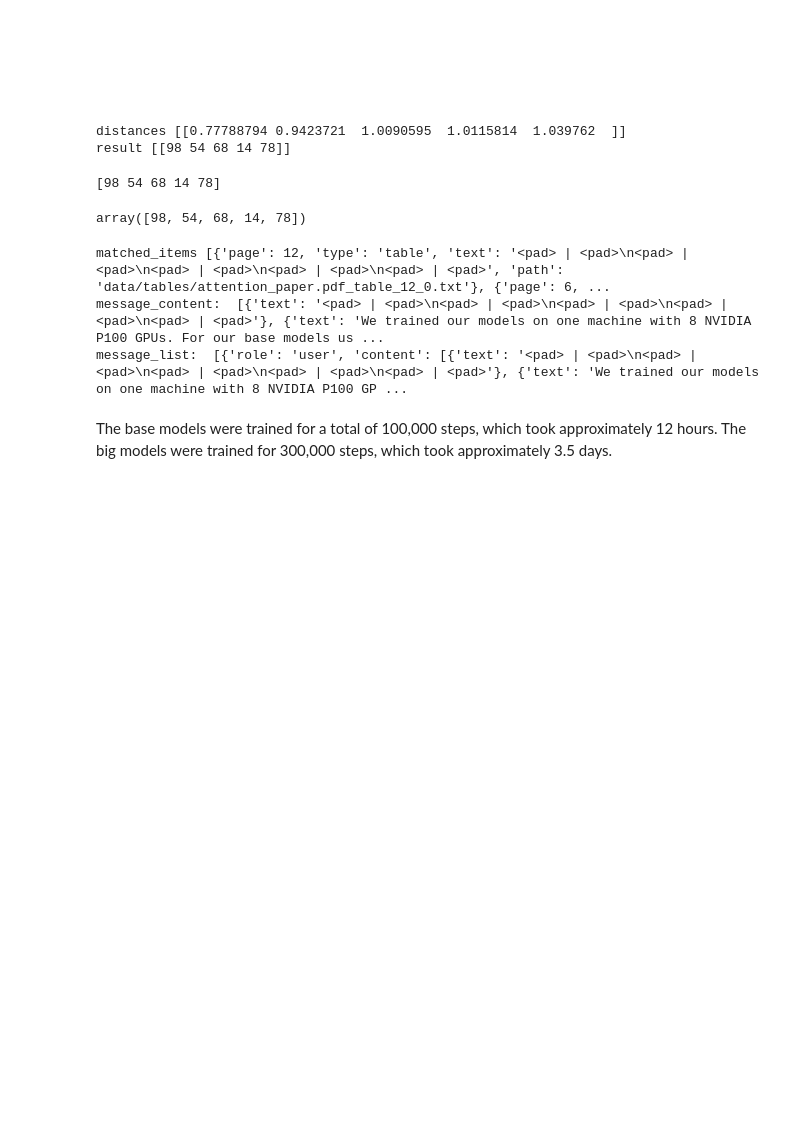
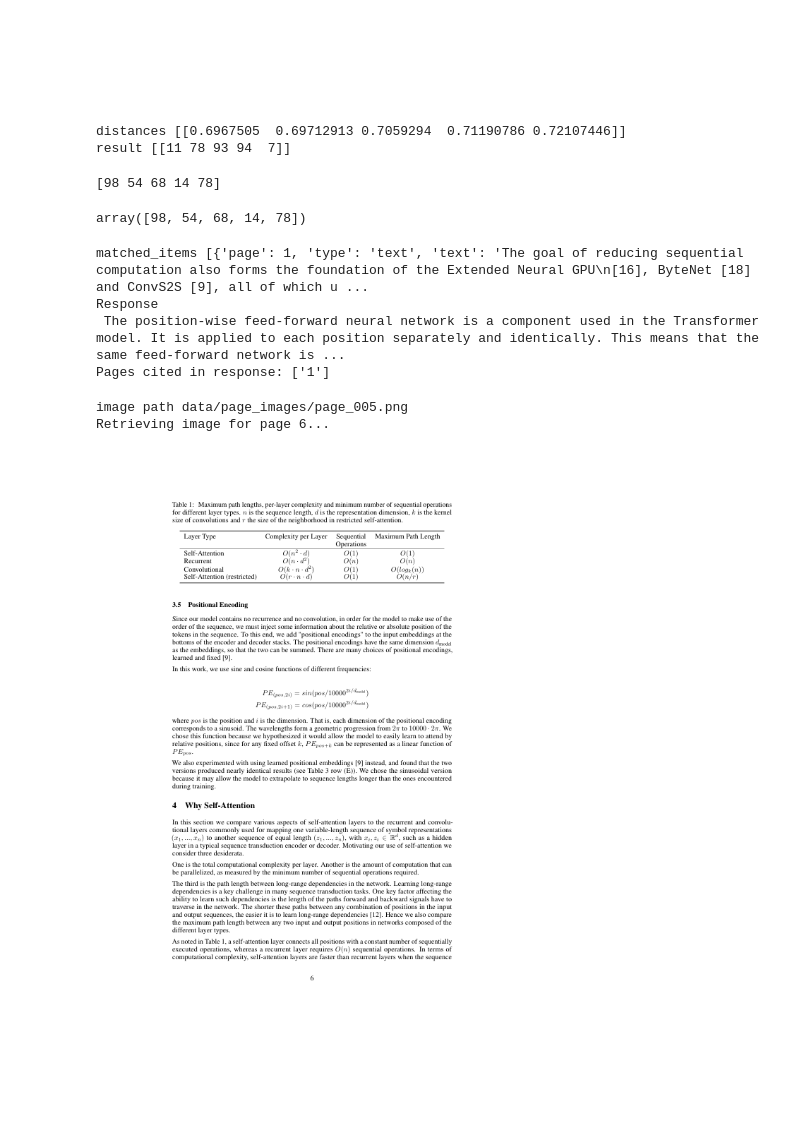
Before and after one commit to richa0709-coder/fcc-ai-engineering-aws, a Jupyter notebook: 03-multimodal-rag/01_Multi_modal_RAG_Amazon_Bedrock_Nova.ipynb, the cells around one changed output. Drawn from its saved outputs; the diff is of its cells as text; code cells hidden in the pictures; blank space fills up the shorter version.

```diff
--- a/03-multimodal-rag/01_Multi_modal_RAG_Amazon_Bedrock_Nova.ipynb
+++ b/03-multimodal-rag/01_Multi_modal_RAG_Amazon_Bedrock_Nova.ipynb
@@ -482,7 +529,8 @@ def invoke_nova_multimodal(prompt, matched_items):
 </h2>
 # %%
 # User Query
-query = "How long were the base and big models trained?"
+#query = "How long were the base and big models trained?"
+query = "What is the position-wise feed-forward neural network mentioned in the paper?"
 # Generate embeddings for the query
 query_embedding = generate_multimodal_embeddings(prompt=query,output_embedding_length=embedding_vector_dimension)
 
@@ -491,8 +539,8 @@ distances, result = index.search(np.array(query_embedding, dtype=np.float32).res
 print("distances", distances)
 print("result", result)
 # %% [output]
-distances [[0.77788794 0.9423721  1.0090595  1.0115814  1.039762  ]]
-result [[98 54 68 14 78]]
+distances [[0.6967505  0.69712913 0.7059294  0.71190786 0.72107446]]
+result [[11 78 93 94  7]]
 # %%
 # Check the result (matched chunks)
 print(result.flatten())
@@ -507,10 +555,20 @@ print("matched_items", matched_items)
 
 # Generate RAG response with Amazon Nova
 response = invoke_nova_multimodal(query, matched_items)
+print("Response\n", response)
+#display.Markdown(response)
 
-display.Markdown(response)
+# Example: Simple parsing for [Page X] format
+pages_cited = []
+import re
+page_matches = re.findall(r'\[Page (\d+)\]', response)
+pages_cited.extend(page_matches)
+
+# You can add more sophisticated parsing if the model's citation format is different
+
+print(f"Pages cited in response: {list(set(pages_cited))}") # Print unique pages
 # %% [output]
-matched_items [{'page': 12, 'type': 'table', 'text': '<pad> | <pad>\n<pad> | <pad>\n<pad> | <pad>\n<pad> | <pad>\n<pad> | <pad>', 'path': 'data/tables/attention_paper.pdf_table_12_0.txt'}, {'page': 6, ...
-message_content:  [{'text': '<pad> | <pad>\n<pad> | <pad>\n<pad> | <pad>\n<pad> | <pad>\n<pad> | <pad>'}, {'text': 'We trained our models on one machine with 8 NVIDIA P100 GPUs. For our base models us ...
-message_list:  [{'role': 'user', 'content': [{'text': '<pad> | <pad>\n<pad> | <pad>\n<pad> | <pad>\n<pad> | <pad>\n<pad> | <pad>'}, {'text': 'We trained our models on one machine with 8 NVIDIA P100 GP ...
+matched_items [{'page': 1, 'type': 'text', 'text': 'The goal of reducing sequential computation also forms the foundation of the Extended Neural GPU\n[16], ByteNet [18] and ConvS2S [9], all of which u ...
+Response
+ The position-wise feed-forward neural network is a component used in the Transformer model. It is applied to each position separately and identically. This means that the same feed-forward network is ...
+Pages cited in response: ['1']
-The base models were trained for a total of 100,000 steps, which took approximately 12 hours. The big models were trained for 300,000 steps, which took approximately 3.5 days.
@@ -517,3 +587,37 @@ The base models were trained for a total of 100,000 steps, which took approximat
+# %%
+from IPython.display import display, Image
+
+# prompt: add code to retrieve page image for pages cited
+
+def retrieve_page_images(pages_to_retrieve, base_dir="data"):
+    """
+    Retrieves and displays the image for the specified page numbers.
+
+    Args:
+        pages_to_retrieve (list): A list of page numbers (integers or strings) to retrieve.
+        base_dir (str): The base directory where the page images are stored.
+    """
+    for page_num_str in list(set(pages_to_retrieve)): # Ensure unique pages and iterate
+        try:
+            page_num = int(page_num_str)
+            # Page numbers are 0-indexed in pymupdf but 1-indexed in the citations, so we subtract 1
+            image_path = os.path.join(base_dir, f"page_images/page_{page_num - 1:03d}.png")
+            print("image path", image_path)
+            print(f"Retrieving image for page {page_num}...")
+            display(Image(filename=image_path))
+        except ValueError:
+            print(f"Skipping invalid page number: {page_num_str}")
+        except FileNotFoundError:
+            print(f"Error: Image for page {page_num} not found at '{image_path}'.")
+        except Exception as e:
+            print(f"An error occurred while retrieving image for page {page_num}: {e}")
+
+# Example usage after getting pages_cited from the RAG response:
+retrieve_page_images(pages_cited, base_dir="data")
+# %% [output]
+image path data/page_images/page_005.png
+Retrieving image for page 6...
+[figure, added]
 # %% [markdown]
 <h2 style="background: linear-gradient(to right, #ff6b6b, #4ecdc4, #1e90ff);
             color: white;
```
Also changed, not shown: parts of 11 cells of this notebook.
